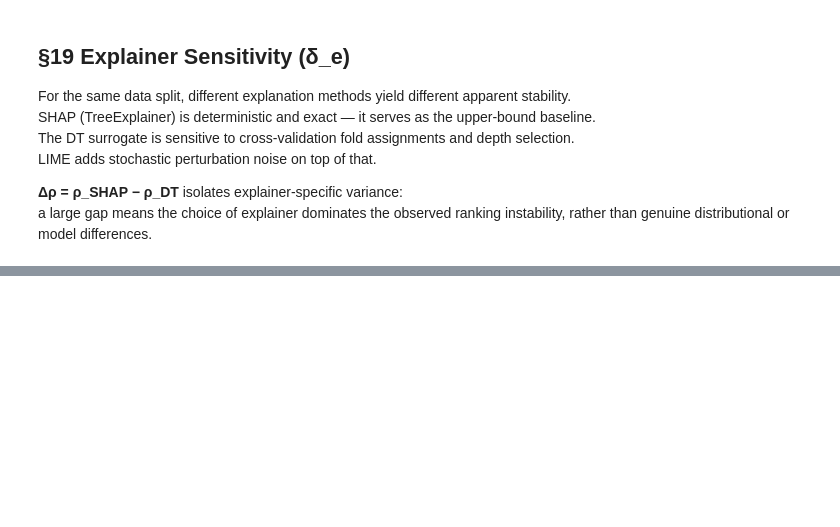
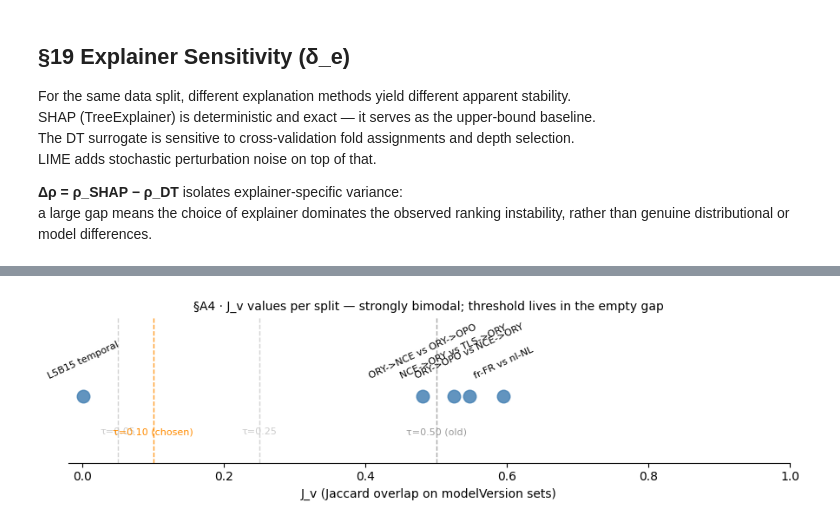
Before and after one commit to bosnbos/xai-fidelity-benchmark, a Jupyter notebook: notebooks/08_attribution.ipynb, the cells around one changed output, grey strips where cells are left out. Cells and saved outputs as stored; diff of their text form; code cells hidden in the pictures; blank space fills up the shorter version.

```diff
--- a/notebooks/08_attribution.ipynb
+++ b/notebooks/08_attribution.ipynb
@@ -851,0 +939,88 @@ Key findings:
+# %%
+# ── §A4  Jaccard threshold sensitivity ────────────────────────────────────
+# Two checks:
+#   1. Strip plot: where do the observed J_v values actually sit on the [0,1] line?
+#   2. Threshold sweep: for τ ∈ {0.01, 0.05, 0.10, 0.25, 0.40, 0.50, 0.70},
+#      how many splits get flagged as model churn? Identify the safe band.
+
+import numpy as np
+import matplotlib.pyplot as plt
+
+j_values = pd.Series(jaccard_v_lookup, name="J_v").sort_values()
+print("Observed J_v values per split (sorted):")
+display(j_values.to_frame().style.format({"J_v": "{:.4f}"}))
+
+# Gap between the largest temporal-style value and the smallest in-window value
+# (assuming temporal sits near 0, in-window near 0.5)
+in_window_min = j_values[j_values > 0.1].min() if (j_values > 0.1).any() else float("nan")
+temporal_max  = j_values[j_values < 0.1].max() if (j_values < 0.1).any() else float("nan")
+print(f"\nBimodality gap: temporal cluster max = {temporal_max:.4f}, "
+      f"in-window cluster min = {in_window_min:.4f}")
+print(f"  → any threshold in ({temporal_max:.2f}, {in_window_min:.2f}) gives identical classifications.")
+
+# ── Strip plot: J_v values on the real line ───────────────────────────────
+fig, ax = plt.subplots(figsize=(9, 2.6))
+xs = j_values.values
+ax.scatter(xs, np.zeros_like(xs) + 0.05, s=110, color="steelblue", alpha=0.85, zorder=3)
+for split_name, jv in j_values.items():
+    ax.annotate(split_name, (jv, 0.05),
+                xytext=(0, 14), textcoords="offset points",
+                ha="center", fontsize=8, rotation=25)
+
+# Candidate thresholds
+for tau, color, lbl in [(0.05, "#cccccc", "0.05"),
+                        (0.10, "darkorange", "0.10 (chosen)"),
+                        (0.25, "#cccccc", "0.25"),
+                        (0.50, "#999999", "0.50 (old)")]:
+    ax.axvline(tau, color=color, linestyle="--", linewidth=1.0, alpha=0.85)
+    ax.text(tau, -0.06, f"τ={lbl}", ha="center", va="top", fontsize=8, color=color)
+
+ax.set_xlim(-0.02, 1.0)
+ax.set_ylim(-0.18, 0.32)
+ax.set_yticks([])
+ax.set_xlabel("J_v (Jaccard overlap on modelVersion sets)")
+ax.set_title("§A4 · J_v values per split — strongly bimodal; threshold lives in the empty gap",
+             fontsize=10)
+for spine in ("left", "right", "top"):
+    ax.spines[spine].set_visible(False)
+plt.tight_layout()
+plt.show()
+
+# ── Threshold sweep: classification under varying τ ───────────────────────
+TAUS = [0.01, 0.05, 0.10, 0.25, 0.40, 0.50, 0.70]
+
+def _classify_at(ks_d, j_v, tau_j):
+    d_sig = ks_d >= KS_PROP_THRESHOLD
+    m_sig = j_v  <= tau_j
+    if not d_sig and not m_sig: return "Explainer"
+    if d_sig and not m_sig:     return "δ_d"
+    if m_sig and not d_sig:     return "δ_m"
+    return "Both"
+
+sweep_rows = []
+for split in attr_df.index:
+    row = {"split": split, "J_v": jaccard_v_lookup[split], "KS_prop": ks_prop_lookup[split]}
+    for tau in TAUS:
+        row[f"τ={tau:.2f}"] = _classify_at(ks_prop_lookup[split], jaccard_v_lookup[split], tau)
+    sweep_rows.append(row)
+sweep_df = pd.DataFrame(sweep_rows).set_index("split")
+
+print("\nClassification under different J_v thresholds:")
+display(
+    sweep_df.style.format({"J_v": "{:.4f}", "KS_prop": "{:.4f}"})
+    .set_properties(subset=[f"τ={t:.2f}" for t in TAUS], **{"text-align": "center"})
+    .apply(lambda col: [
+        ("background-color: #fff3cd; font-weight: bold" if v == "Both"
+         else "background-color: #cce5ff" if v == "δ_m"
+         else "background-color: #ffe0b2" if v == "δ_d"
+         else "background-color: #dff0d8" if v == "Explainer"
+         else "") for v in col
+    ], subset=[f"τ={t:.2f}" for t in TAUS])
+)
+
+# Identify the τ range over which classifications are stable
+labels_at_tau = {t: tuple(sweep_df[f"τ={t:.2f}"]) for t in TAUS}
+stable_band = [t for t in TAUS if labels_at_tau[t] == labels_at_tau[JACCARD_V_THRESHOLD]]
+print(f"\nClassifications identical to chosen τ={JACCARD_V_THRESHOLD} for τ ∈ {stable_band}")
+print(f"Chosen τ={JACCARD_V_THRESHOLD} sits comfortably inside the stable band.")
+# %% [output]
@@ -851,0 +1036 @@ Key findings:
+[figure, added]
```
Also changed, not shown: parts of 27 cells of this notebook, 9 other files.
